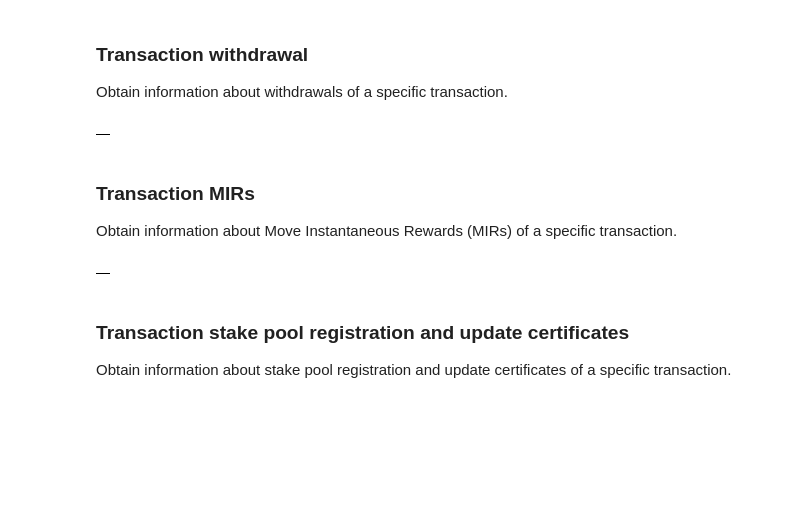
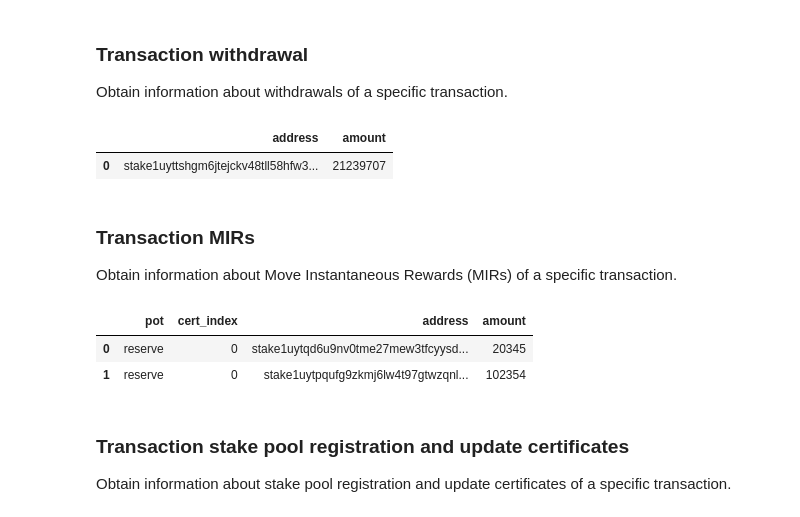
Before and after one commit to attadje/py-cardano-explorer, a Jupyter notebook: notebooks/readme.ipynb, the cells around one changed output. Saved outputs shown, nothing was run; the diff lists cells and outputs as text; code cells hidden in the pictures; blank space fills up the shorter version.

```diff
--- a/notebooks/readme.ipynb
+++ b/notebooks/readme.ipynb
@@ -621,21 +623,27 @@ Obtain information about withdrawals of a specific transaction.
 # %%
-cardano_mainnet.tx_withdrawal_url(stake_tx_hash)
+cardano_mainnet.tx_withdrawal_url(stake_addr_tx_hash)
 #or
-cardano_mainnet.tx_withdrawal_url(stake_tx_hash,
+cardano_mainnet.tx_withdrawal_url(stake_addr_tx_hash,
                                   pandas=True) # Optional: Return a pandas dataframe
 # %% [output]
-|  |
+|  | address | amount |
+| 0 | stake1uyttshgm6jtejckv48tll58hfw3... | 21239707 |
 # %% [markdown]
 ### Transaction MIRs
 
 Obtain information about Move Instantaneous Rewards (MIRs) of a specific transaction.
+# %%
+# Get the transaction hash in the stake mir history of a specific stake address
+stake_mir_tx_hash = cardano_mainnet.stake_mir_history(stake_address)['tx_hash'][0]
 # %%
-cardano_mainnet.tx_transaction_mirs(stake_tx_hash)
+cardano_mainnet.tx_transaction_mirs(stake_mir_tx_hash)
 #or
-cardano_mainnet.tx_transaction_mirs(stake_tx_hash,
+cardano_mainnet.tx_transaction_mirs(stake_mir_tx_hash,
                                     pandas=True) # Optional: Return a pandas dataframe
 # %% [output]
-|  |
+|  | pot | cert_index | address | amount |
+| 0 | reserve | 0 | stake1uytqd6u9nv0tme27mew3tfcyysd... | 20345 |
+| 1 | reserve | 0 | stake1uytpqufg9zkmj6lw4t97gtwzqnl... | 102354 |
 # %% [markdown]
 ### Transaction stake pool registration and update certificates
 
```
Also changed, not shown: parts of 15 cells of this notebook.
